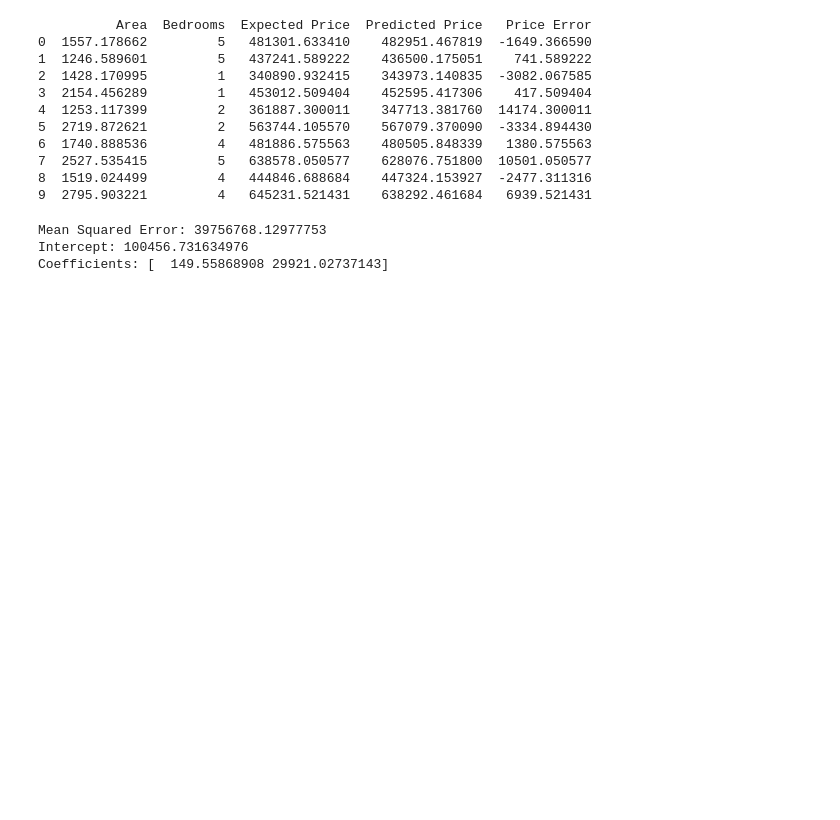
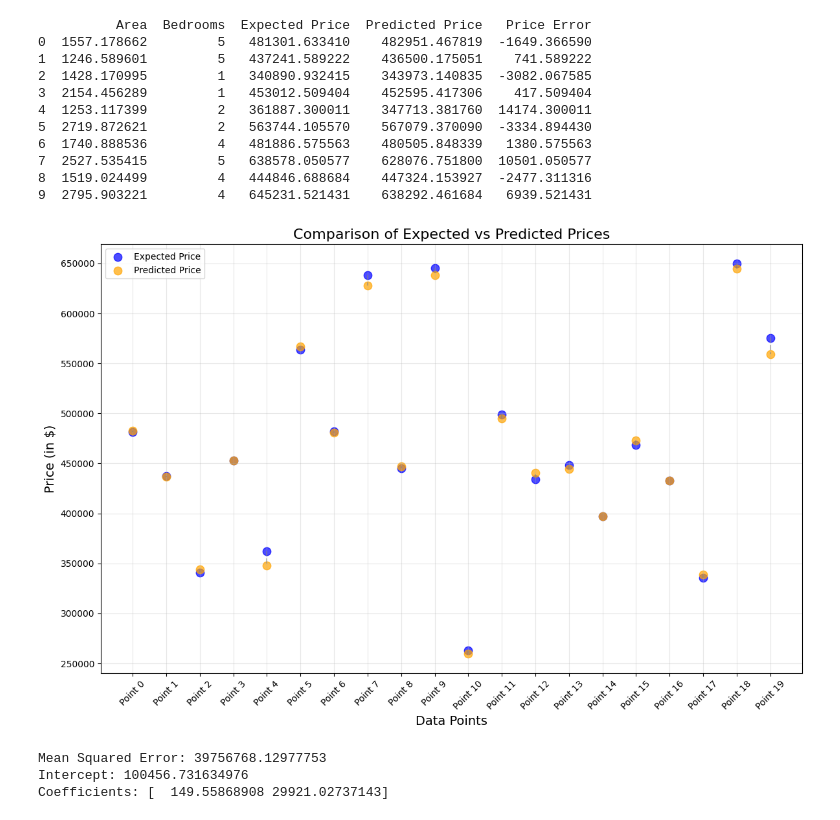
Before and after one commit to ferdelamad/model_development_lifecycle, a Jupyter notebook: task_types/regression.ipynb, the cells around one changed output. Cells and saved outputs as stored; diff of their text form; code cells hidden in the pictures; blank space fills up the shorter version.

Commit message:
add plot helper

```diff
--- a/task_types/regression.ipynb
+++ b/task_types/regression.ipynb
@@ -60,0 +17,14 @@ Sample Data:
+# %%
+# Get the sample houses
+bedrooms, square_feet, price = get_houses_data()
+
+# Create a DataFrame with the data
+df = pd.DataFrame({
+    'Bedrooms': bedrooms,
+    'Area': square_feet * 1000,  # Convert area to square feet
+    'Price': price
+})
+
+# Print the first few rows to demonstrate the data
+print("Sample Data:\n")
+print(df.head().to_string(index=False))
@@ -146,4 +125,9 @@ print(results_df.head(10))
 7  2527.535415         5   638578.050577    628076.751800  10501.050577
 8  1519.024499         4   444846.688684    447324.153927  -2477.311316
 9  2795.903221         4   645231.521431    638292.461684   6939.521431
+# %%
+# Plot setup
+plot_results(results_df)
+# %% [output]
+[figure, added]
 # %%
```
Also changed, not shown: parts of 5 cells of this notebook, 3 other files.
